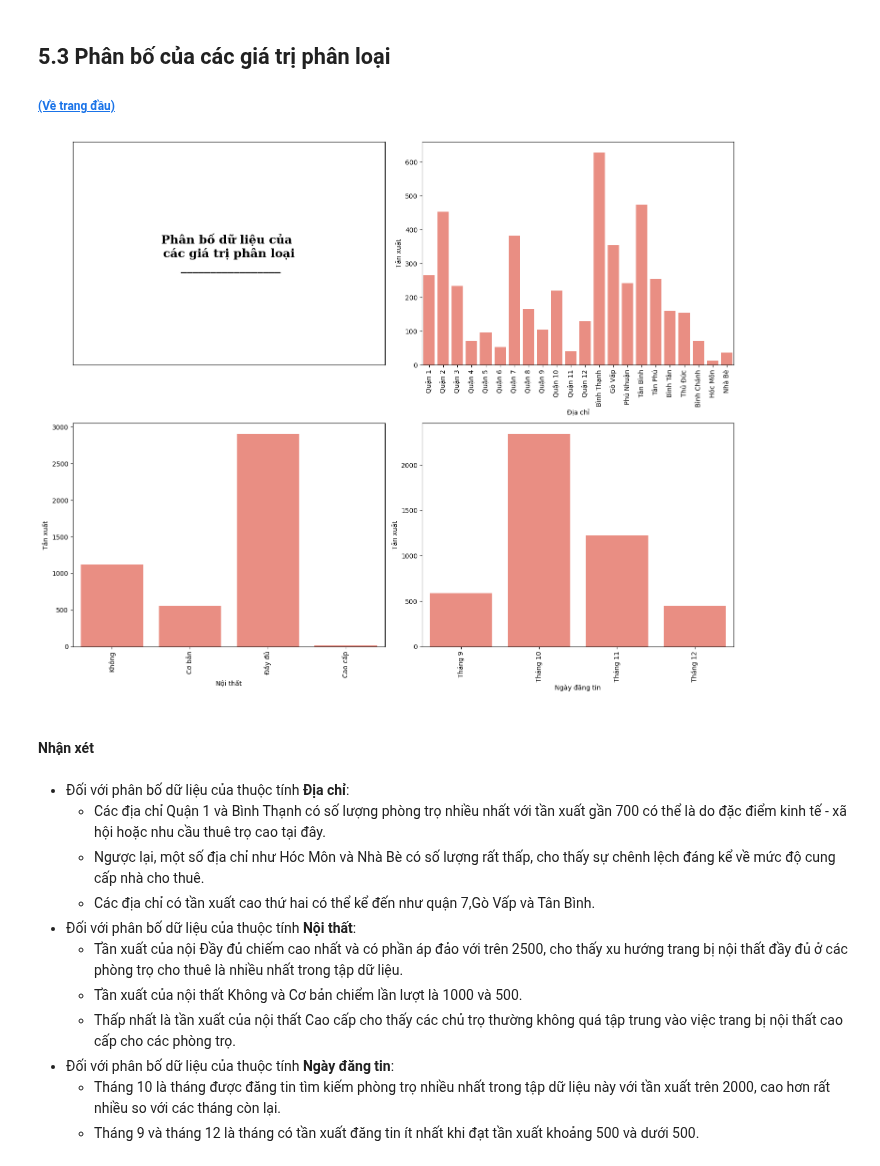
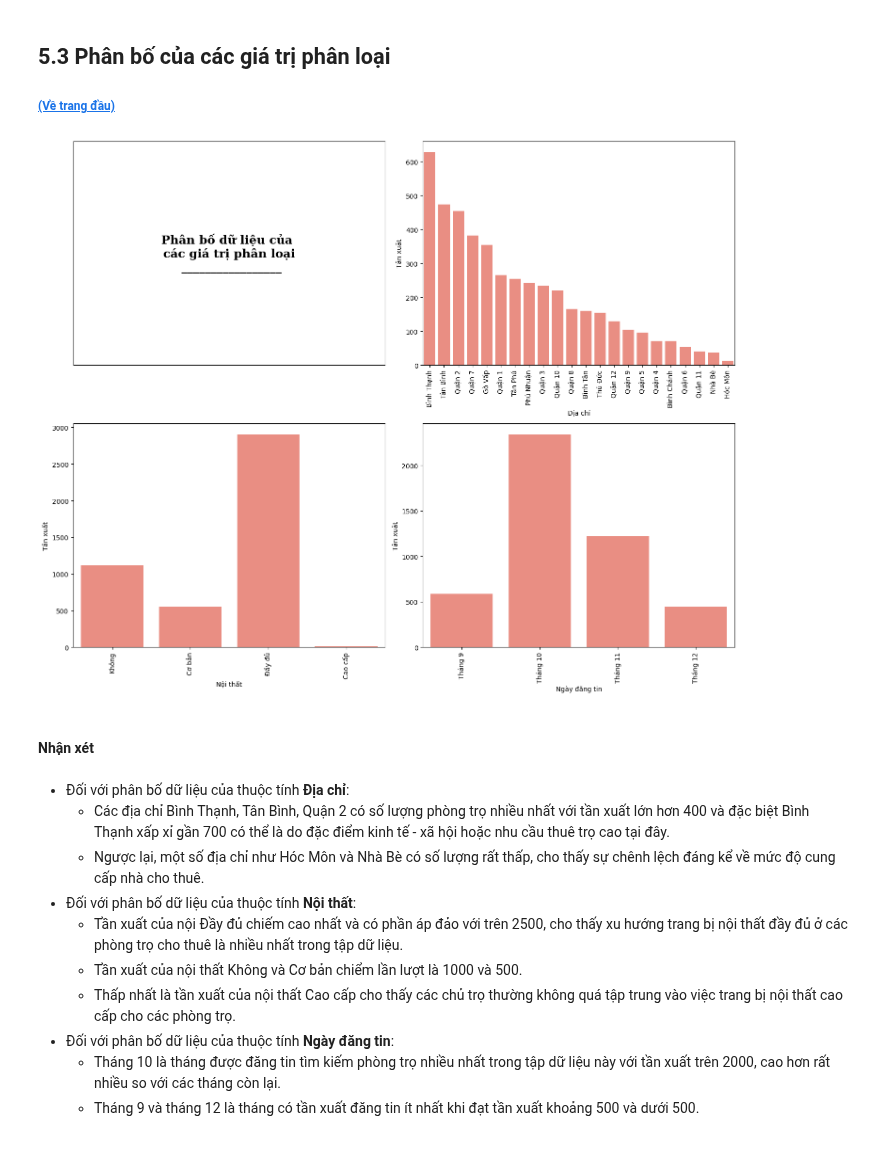
Before and after one commit to HoanggNguyen/DS_FinalProject, a Jupyter notebook: Preprocessing_Exploration.ipynb, the cells around one changed output. Cells and saved outputs as stored; diff of their text form; code cells hidden in the pictures.

Commit message:
Update Chart Exploration and ANNOVA

```diff
--- a/Preprocessing_Exploration.ipynb
+++ b/Preprocessing_Exploration.ipynb
@@ -714,52 +716,60 @@ Nhìn chung cả hai biểu đồ đều cho thấy tồn tại các giá trị
 ###### [(Về trang đầu)](#content)
 # %%
 #'Địa chỉ','Nội thất','Ngày đăng tin'
-cate_cols = ['Địa chỉ','Nội thất','Ngày đăng tin']
+cate_cols = ['Nội thất','Ngày đăng tin']
 tmp_df = df.copy()
 tmp_df['Ngày đăng tin'] = tmp_df['Ngày đăng tin'].str[:7]
 
-label = [['Quận 1', 'Quận 2','Quận 3','Quận 4','Quận 5','Quận 6','Quận 7','Quận 8',
-        'Quận 9', 'Quận 10','Quận 11', 'Quận 12','Bình Thạnh','Gò Vấp','Phú Nhuận',
-          'Tân Bình','Tân Phú','Bình Tân', 'Thủ Đức','Bình Chánh','Hóc Môn','Nhà Bè'],
-         ['Không', 'Cơ bản', 'Đầy đủ','Cao cấp'],
+address = pd.read_csv("./Data/address.txt", encoding='utf-8-sig', sep=':', names=['name', 'id'])
+mapping = address.set_index('id')['name'].to_dict()
+
+tmp_df['Địa chỉ'] = tmp_df['Địa chỉ'].map(mapping)
+
+label = [['Không', 'Cơ bản', 'Đầy đủ','Cao cấp'],
          ['Tháng 9','Tháng 10','Tháng 11','Tháng 12']]
 
 fig, axes = plt.subplots(2, 2, figsize=(15, 12))
 
 axes[0, 0].tick_params(left=False, bottom=False)
 axes[0, 0].set_xticklabels([])
 axes[0, 0].set_yticklabels([])
 axes[0, 0].text(0.5, 0.5,
             f'Phân bố dữ liệu của \ncác giá trị phân loại\n _________________',
             horizontalalignment='center',
             verticalalignment='center',
             fontsize=18, fontweight='bold',
             fontfamily='serif',
             color="#000000")
 
+count = tmp_df['Địa chỉ'].value_counts().sort_values(ascending=False)
+sns.barplot(x=count.index, y=count.values,ax=axes[0,1], color='salmon')
+axes[0, 1].set_ylabel('Tần xuất')
+axes[0, 1].set_xlabel('Địa chỉ')
+axes[0, 1].set_xticks(range(len(count.index)))
+axes[0, 1].set_xticklabels(count.index, rotation=90)
+
 
 for i, col in enumerate(cate_cols):
-    r = (i + 1) // 2
-    c = (i + 1) % 2
+    r = (i + 2) // 2
+    c = (i + 2) % 2
 
     count = tmp_df[col].value_counts().sort_index()
     sns.barplot(x=count.index, y=count.values,ax=axes[r,c], color='salmon')
     axes[r,c].set_ylabel('Tần xuất')
     axes[r, c].set_xlabel(col)
     axes[r, c].set_xticks(range(len(count.index)))
     axes[r, c].set_xticklabels(label[i], rotation=90)
 
 plt.tight_layout()
 plt.show()
 # %% [output]
-[figure, old version]
+[figure, new version]
 # %% [markdown]
 #### Nhận xét
 # %% [markdown]
 - Đối với phân bố dữ liệu của thuộc tính **Địa chỉ**:
-    - Các địa chỉ Quận 1 và Bình Thạnh có số lượng phòng trọ nhiều nhất với tần xuất gần 700 có thể là do đặc điểm kinh tế - xã hội hoặc nhu cầu thuê trọ cao tại đây.
+    - Các địa chỉ Bình Thạnh, Tân Bình, Quận 2 có số lượng phòng trọ nhiều nhất với tần xuất lớn hơn 400 và đặc biệt Bình Thạnh xấp xỉ gần 700 có thể là do đặc điểm kinh tế - xã hội hoặc nhu cầu thuê trọ cao tại đây.
     - Ngược lại, một số địa chỉ như Hóc Môn và Nhà Bè có số lượng rất thấp, cho thấy sự chênh lệch đáng kể về mức độ cung cấp nhà cho thuê.
-    - Các địa chỉ có tần xuất cao thứ hai có thể kể đến như quận 7,Gò Vấp và Tân Bình.
 - Đối với phân bố dữ liệu của thuộc tính **Nội thất**:
     - Tần xuất của nội Đầy đủ chiếm cao nhất và có phần áp đảo với trên 2500, cho thấy xu hướng trang bị nội thất đầy đủ ở các phòng trọ cho thuê là nhiều nhất trong tập dữ liệu.
     - Tần xuất của nội thất Không và Cơ bản chiểm lần lượt là 1000 và 500.
```
Also changed, not shown: parts of 2 cells of this notebook, 3 other files.
